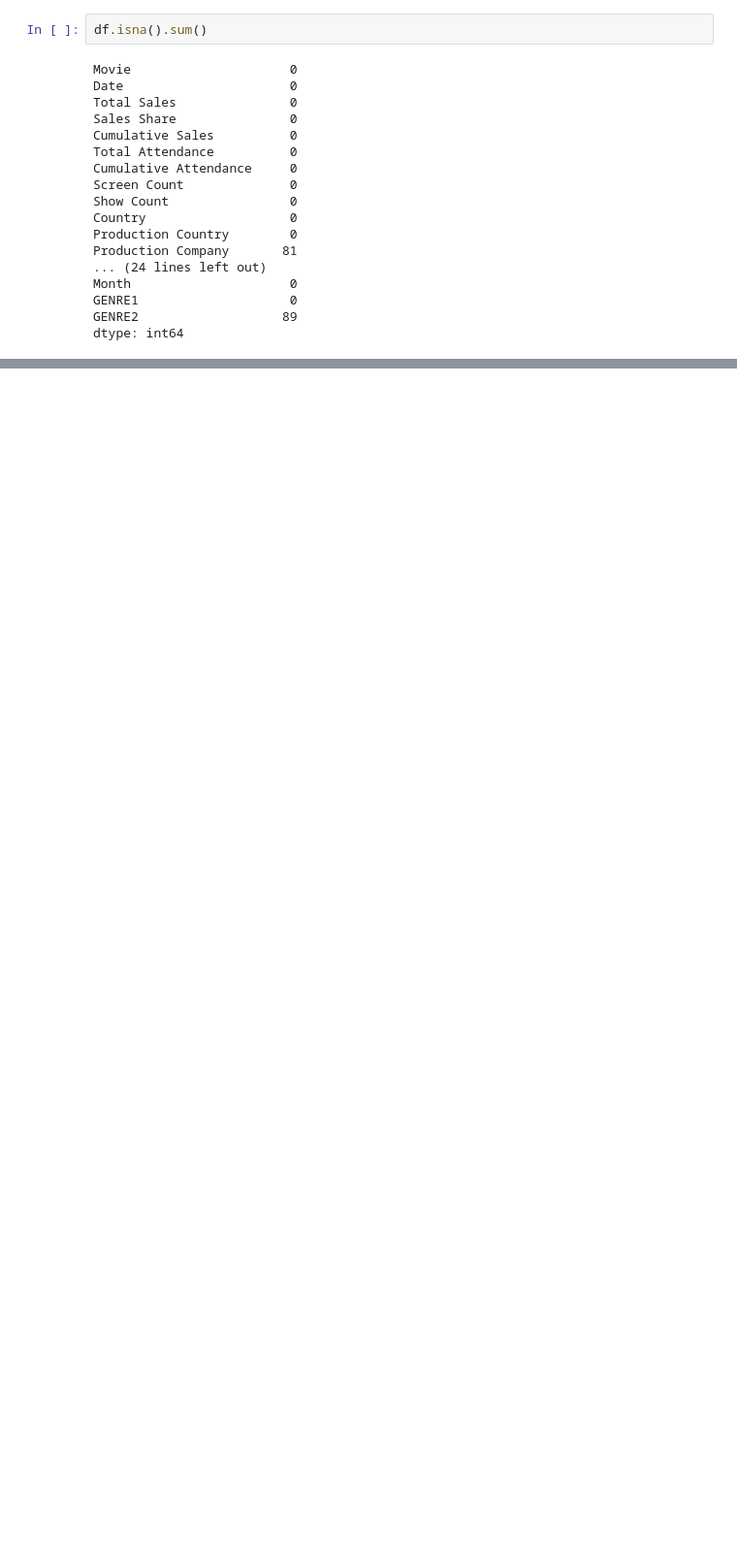
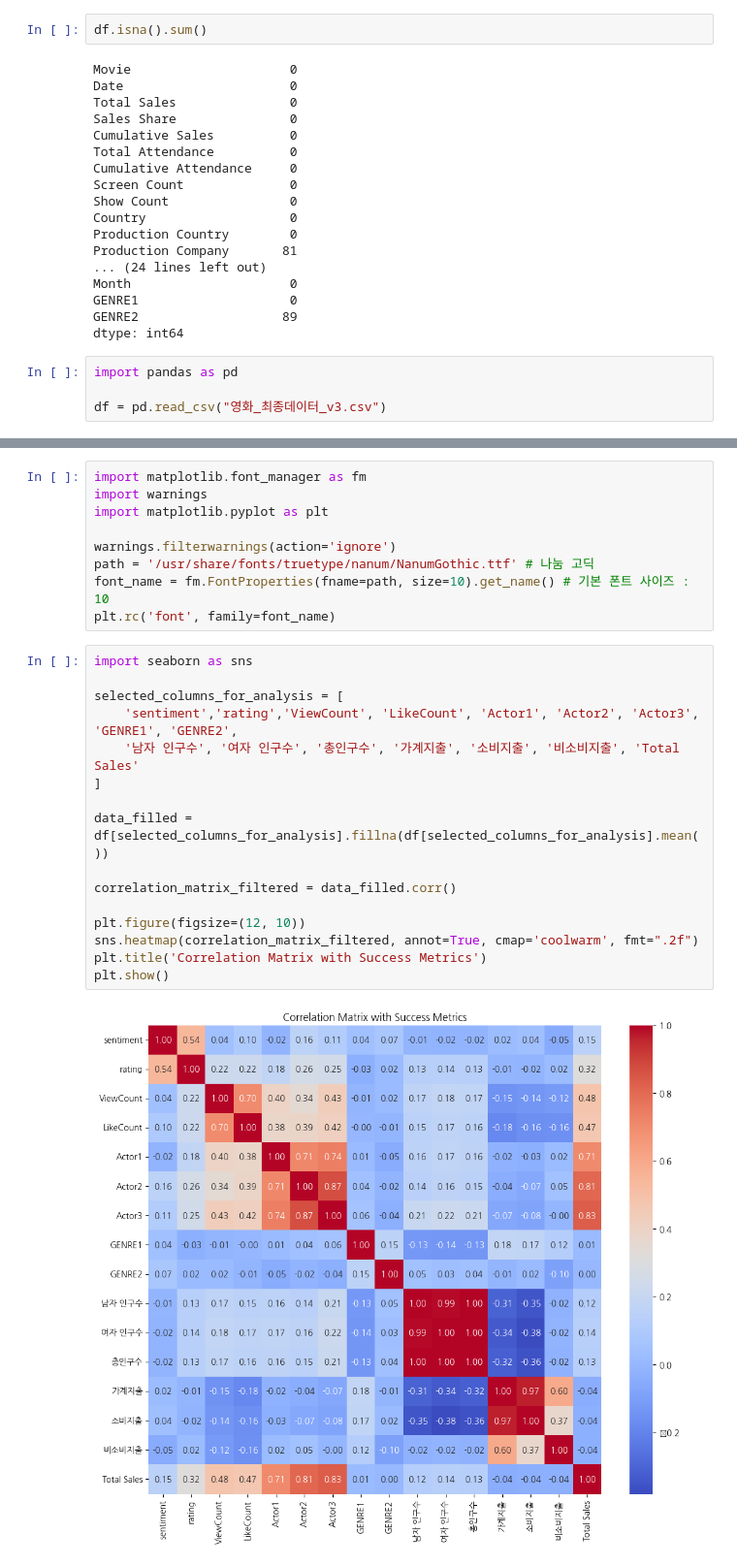
Before and after one commit to Tiabet/Python_Study, a Jupyter notebook: Movie_Analysis.ipynb, the cells around one changed output, grey strips where cells are left out. Shown at 97% size. Cells and saved outputs as stored; diff of their text form; blank space fills up the shorter version.

```diff
--- a/Movie_Analysis.ipynb
+++ b/Movie_Analysis.ipynb
@@ -126,3 +128,7 @@ Month                     0
 GENRE1                    0
 GENRE2                   89
 dtype: int64
+# %%
+import pandas as pd
+
+df = pd.read_csv("영화_최종데이터_v3.csv")
@@ -128,0 +157,27 @@ dtype: int64
+# %%
+import matplotlib.font_manager as fm
+import warnings
+import matplotlib.pyplot as plt
+
+warnings.filterwarnings(action='ignore')
+path = '/usr/share/fonts/truetype/nanum/NanumGothic.ttf' # 나눔 고딕
+font_name = fm.FontProperties(fname=path, size=10).get_name() # 기본 폰트 사이즈 : 10
+plt.rc('font', family=font_name)
+# %%
+import seaborn as sns
+
+selected_columns_for_analysis = [
+    'sentiment','rating','ViewCount', 'LikeCount', 'Actor1', 'Actor2', 'Actor3', 'GENRE1', 'GENRE2',
+    '남자 인구수', '여자 인구수', '총인구수', '가계지출', '소비지출', '비소비지출', 'Total Sales'
+]
+
+data_filled = df[selected_columns_for_analysis].fillna(df[selected_columns_for_analysis].mean())
+
+correlation_matrix_filtered = data_filled.corr()
+
+plt.figure(figsize=(12, 10))
+sns.heatmap(correlation_matrix_filtered, annot=True, cmap='coolwarm', fmt=".2f")
+plt.title('Correlation Matrix with Success Metrics')
+plt.show()
+# %% [output]
+[figure, added]
```
Also changed, not shown: parts of 2 cells of this notebook.
